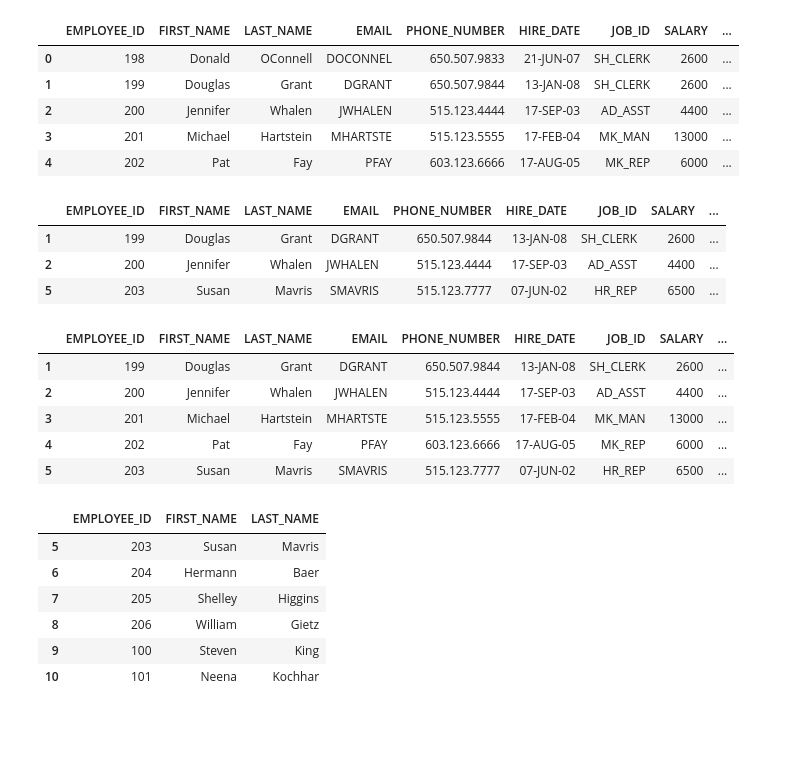
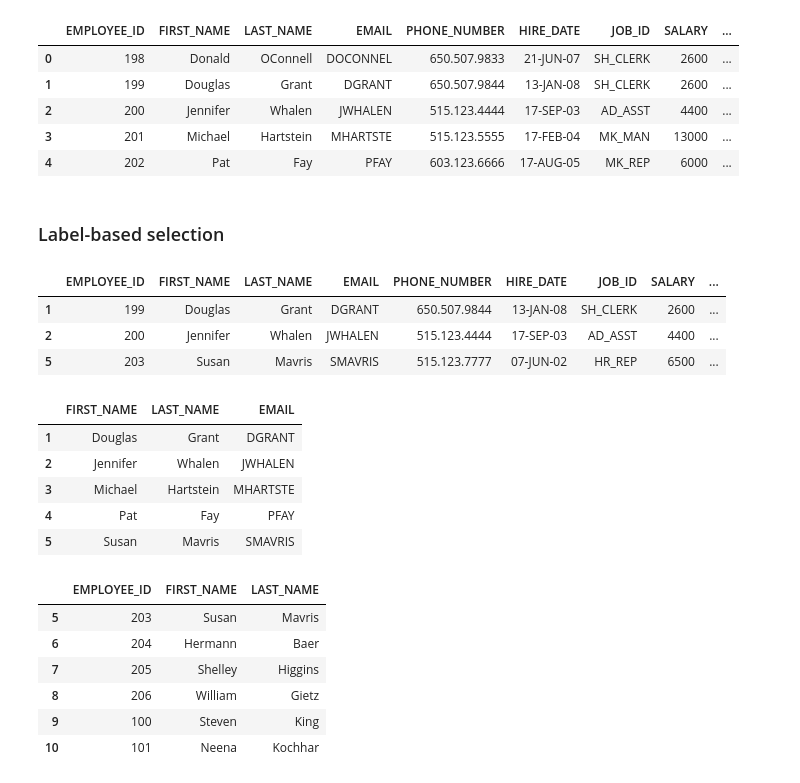
Before and after one commit to akshayupadhayay/pandas, a Jupyter notebook: notebooks/operations.ipynb, the cells around one changed output. Cells and saved outputs as stored; diff of their text form; code cells hidden in the pictures; blank space fills up the shorter version.

```diff
--- a/notebooks/operations.ipynb
+++ b/notebooks/operations.ipynb
@@ -161,6 +176,8 @@ employees.head()
 | 2 | 200 | Jennifer | Whalen | JWHALEN | 515.123.4444 | 17-SEP-03 | AD_ASST | 4400 | ... |
 | 3 | 201 | Michael | Hartstein | MHARTSTE | 515.123.5555 | 17-FEB-04 | MK_MAN | 13000 | ... |
 | 4 | 202 | Pat | Fay | PFAY | 603.123.6666 | 17-AUG-05 | MK_REP | 6000 | ... |
+# %% [markdown]
+### Label-based selection
 # %%
 # to select rows with index 1,2,5.
 # Note that the index is 0-based, so the row with index 1 is the second row, the row with index 2 is the third row, and the row with index 5 is the sixth row.
@@ -173,15 +191,15 @@ employees.loc[[1,2,5]]
 | 2 | 200 | Jennifer | Whalen | JWHALEN | 515.123.4444 | 17-SEP-03 | AD_ASST | 4400 | ... |
 | 5 | 203 | Susan | Mavris | SMAVRIS | 515.123.7777 | 07-JUN-02 | HR_REP | 6500 | ... |
 # %%
-# to select rows with index 1 to 5
-employees.loc[1:5]
+# to select rows with index 1 to 5 and columns between FIRST_NAME and EMAIL
+employees.loc[1:5, 'FIRST_NAME':'EMAIL']
 # %% [output]
-|  | EMPLOYEE_ID | FIRST_NAME | LAST_NAME | EMAIL | PHONE_NUMBER | HIRE_DATE | JOB_ID | SALARY | ... |
-| 1 | 199 | Douglas | Grant | DGRANT | 650.507.9844 | 13-JAN-08 | SH_CLERK | 2600 | ... |
-| 2 | 200 | Jennifer | Whalen | JWHALEN | 515.123.4444 | 17-SEP-03 | AD_ASST | 4400 | ... |
-| 3 | 201 | Michael | Hartstein | MHARTSTE | 515.123.5555 | 17-FEB-04 | MK_MAN | 13000 | ... |
-| 4 | 202 | Pat | Fay | PFAY | 603.123.6666 | 17-AUG-05 | MK_REP | 6000 | ... |
-| 5 | 203 | Susan | Mavris | SMAVRIS | 515.123.7777 | 07-JUN-02 | HR_REP | 6500 | ... |
+|  | FIRST_NAME | LAST_NAME | EMAIL |
+| 1 | Douglas | Grant | DGRANT |
+| 2 | Jennifer | Whalen | JWHALEN |
+| 3 | Michael | Hartstein | MHARTSTE |
+| 4 | Pat | Fay | PFAY |
+| 5 | Susan | Mavris | SMAVRIS |
 # %%
 # to select rows with index 5 to 10 and columns 'EMPLOYEE_ID', 'FIRST_NAME', 'LAST_NAME'
 employees.loc[5:10, ['EMPLOYEE_ID', 'FIRST_NAME', 'LAST_NAME']]
```
Also changed, not shown: parts of 15 cells of this notebook, 2 other files.
